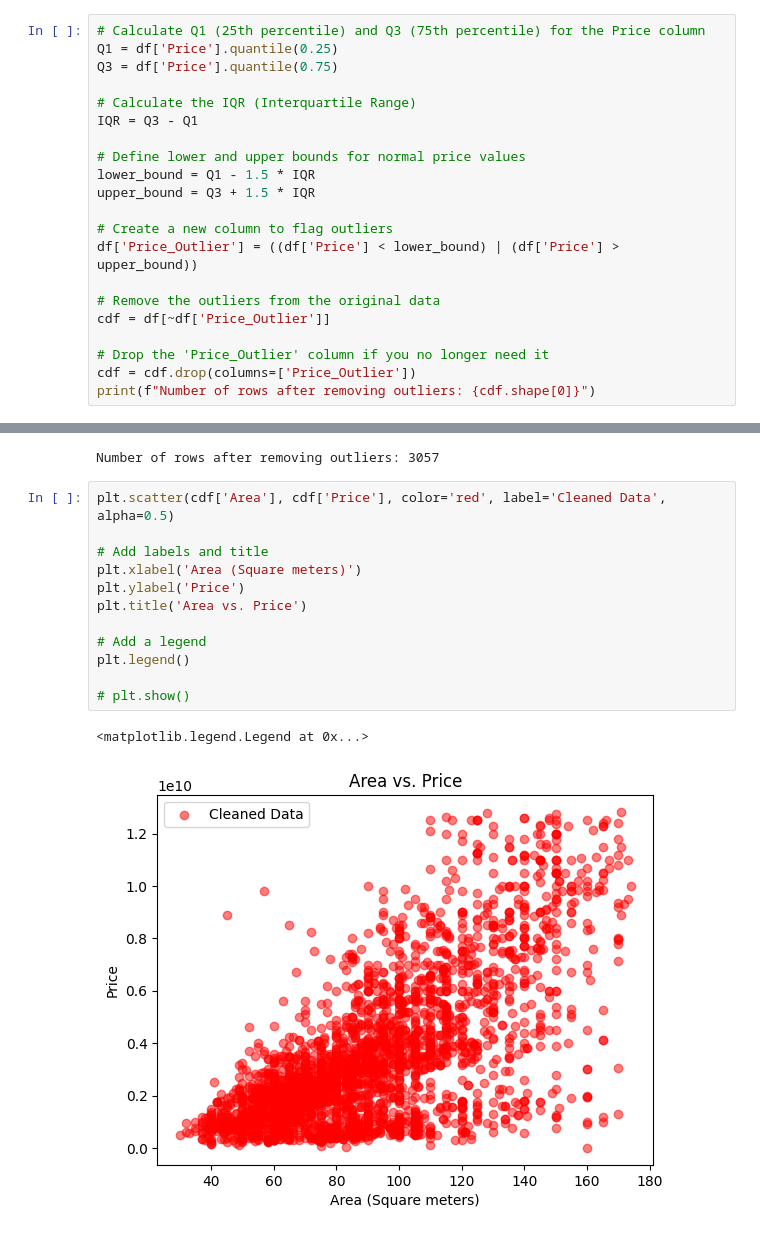
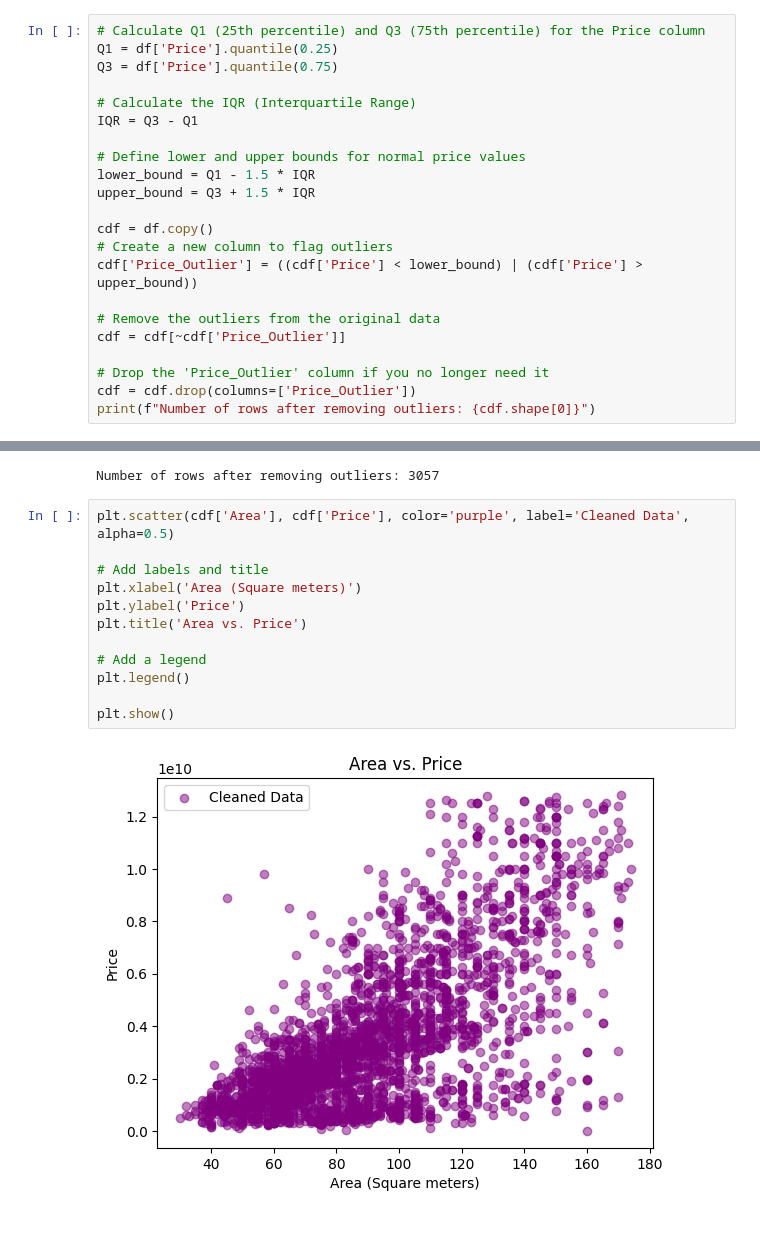
Before and after one commit to haadijafari/Jadi_ML, a Jupyter notebook: Projects/01. Regression/House_PRice.ipynb, the cells around one changed output, grey strips where cells are left out. Saved outputs shown, nothing was run; the diff lists cells and outputs as text.

```diff
--- a/Projects/01. Regression/House_PRice.ipynb
+++ b/Projects/01. Regression/House_PRice.ipynb
@@ -45,11 +45,12 @@ IQR = Q3 - Q1
 lower_bound = Q1 - 1.5 * IQR
 upper_bound = Q3 + 1.5 * IQR
 
+cdf = df.copy()
 # Create a new column to flag outliers
-df['Price_Outlier'] = ((df['Price'] < lower_bound) | (df['Price'] > upper_bound))
+cdf['Price_Outlier'] = ((cdf['Price'] < lower_bound) | (cdf['Price'] > upper_bound))
 
 # Remove the outliers from the original data
-cdf = df[~df['Price_Outlier']]
+cdf = cdf[~cdf['Price_Outlier']]
 
 # Drop the 'Price_Outlier' column if you no longer need it
 cdf = cdf.drop(columns=['Price_Outlier'])
@@ -90,17 +91,16 @@ print(f"Number of rows after removing outliers: {cdf.shape[0]}")
 # %% [output]
 Number of rows after removing outliers: 3057
 # %%
-plt.scatter(cdf['Area'], cdf['Price'], color='red', label='Cleaned Data', alpha=0.5)
+plt.scatter(cdf['Area'], cdf['Price'], color='purple', label='Cleaned Data', alpha=0.5)
 
 # Add labels and title
 plt.xlabel('Area (Square meters)')
 plt.ylabel('Price')
 plt.title('Area vs. Price')
 
 # Add a legend
 plt.legend()
 
-# plt.show()
+plt.show()
 # %% [output]
-<matplotlib.legend.Legend at 0x...>
-[figure, old version]
+[figure, new version]
```
Also changed, not shown: parts of 6 cells of this notebook.
